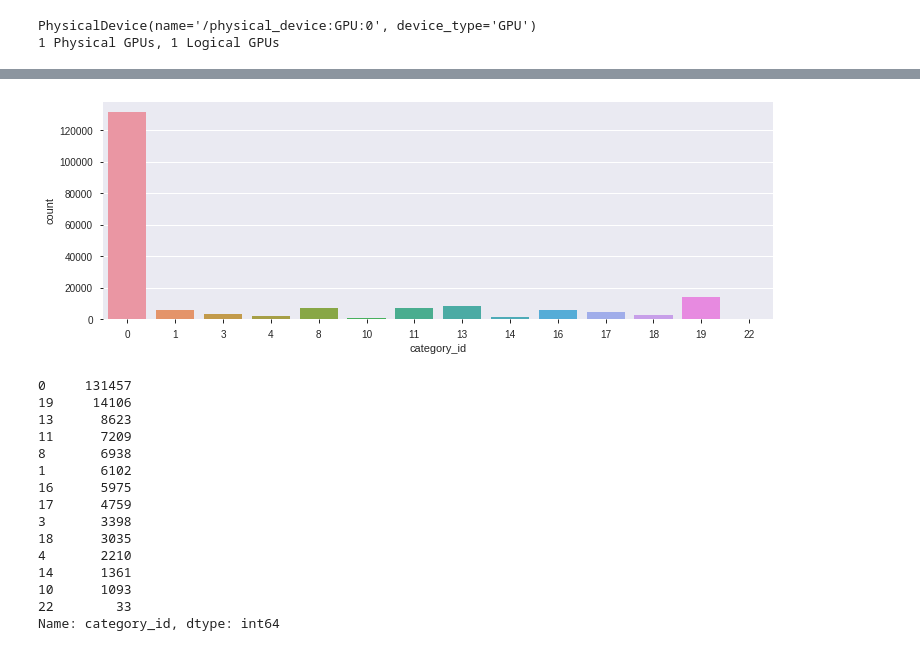
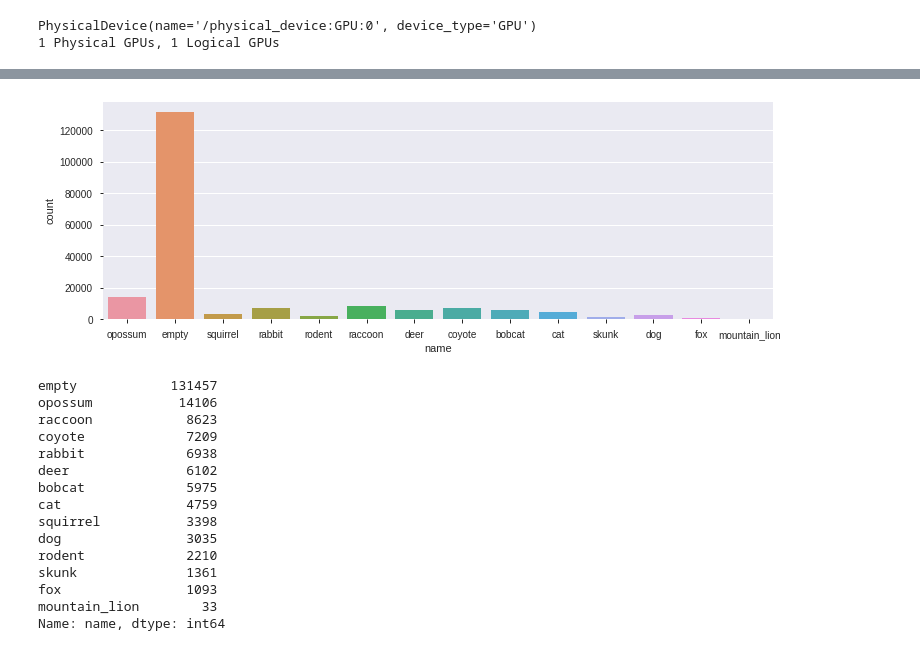
Before and after one commit to mjurkus/ai_bootcamp_9_iWildCam, a Jupyter notebook: iWildCamp.ipynb, the cells around one changed output, grey strips where cells are left out. Drawn from its saved outputs; the diff is of its cells as text; code cells hidden in the pictures.

```diff
--- a/iWildCamp.ipynb
+++ b/iWildCamp.ipynb
@@ -36,6 +36,10 @@ DATA_DIR.mkdir(parents=True, exist_ok=True)
 TEMP_DIR.mkdir(parents=True, exist_ok=True)
 # %%
 df = pd.read_csv('train.csv', low_memory=False)
+labels = pd.read_csv('labels.csv')
+# %%
+df = pd.merge(df, labels, left_on='category_id', right_on='id')
+df.drop(columns='id_y', inplace=True)
 # %%
 df.head().T
 # %% [output]
@@ -72,27 +77,27 @@ dtypes: int64(6), object(5)
 memory usage: 16.5+ MB
 # %%
 plt.figure(figsize=(12,4))
-sns.countplot(x='category_id', data=df);
+sns.countplot(x='name', data=df);
 # %% [output]
-[figure, old version]
+[figure, new version]
 # %%
-df['category_id'].value_counts()
+df['name'].value_counts()
 # %% [output]
-0     131457
-19     14106
-13      8623
-11      7209
-8       6938
-1       6102
-16      5975
-17      4759
-3       3398
-18      3035
-4       2210
-14      1361
-10      1093
-22        33
-Name: category_id, dtype: int64
+empty            131457
+opossum           14106
+raccoon            8623
+coyote             7209
+rabbit             6938
+deer               6102
+bobcat             5975
+cat                4759
+squirrel           3398
+dog                3035
+rodent             2210
+skunk              1361
+fox                1093
+mountain_lion        33
+Name: name, dtype: int64
 # %%
 df['path'] = df['file_name'].apply(lambda fn : str(DATA_DIR/'train'/fn))
 # %%
```
Also changed, not shown: parts of 18 cells of this notebook, 3 other files.
